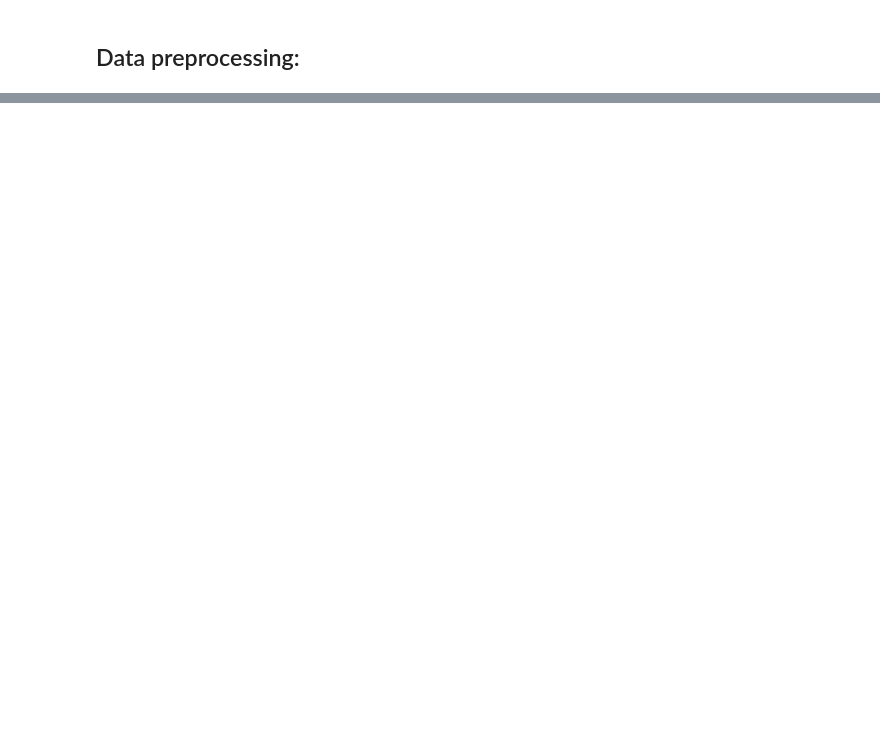
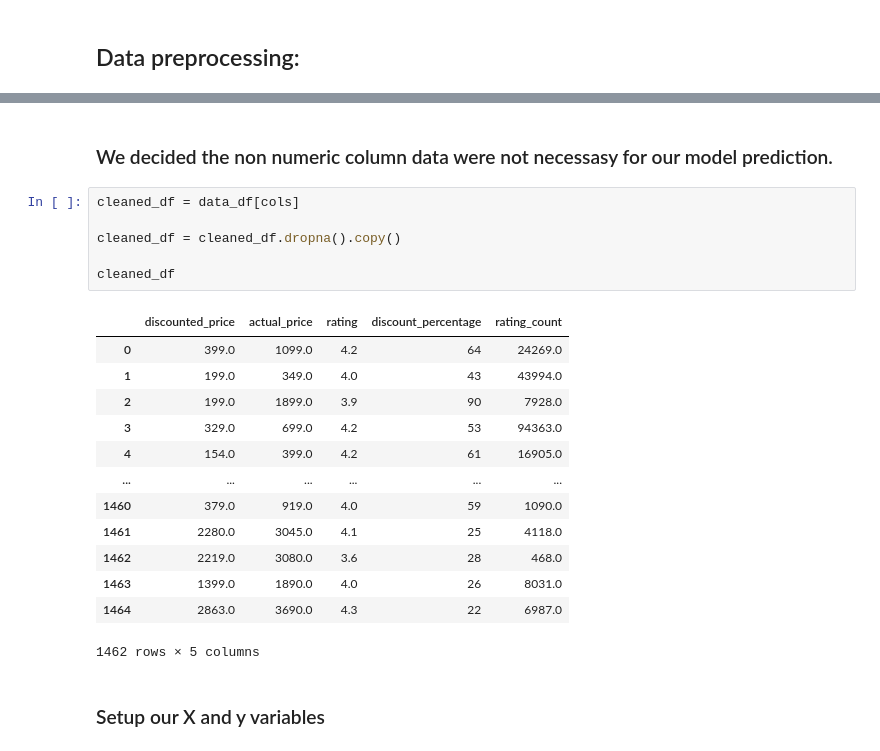
Before and after one commit to godzown82/FBA_product_recomendations, a Jupyter notebook: dataPreprocessing.ipynb, the cells around one changed output, grey strips where cells are left out. Drawn from its saved outputs; the diff is of its cells as text; blank space fills up the shorter version.

```diff
--- a/dataPreprocessing.ipynb
+++ b/dataPreprocessing.ipynb
@@ -40,0 +51,24 @@ data_df
+# %% [markdown]
+### We decided the non numeric column data were not necessasy for our model prediction.
+# %%
+cleaned_df = data_df[cols]
+
+cleaned_df = cleaned_df.dropna().copy()
+
+cleaned_df
+# %% [output]
+|  | discounted_price | actual_price | rating | discount_percentage | rating_count |
+| 0 | 399.0 | 1099.0 | 4.2 | 64 | 24269.0 |
+| 1 | 199.0 | 349.0 | 4.0 | 43 | 43994.0 |
+| 2 | 199.0 | 1899.0 | 3.9 | 90 | 7928.0 |
+| 3 | 329.0 | 699.0 | 4.2 | 53 | 94363.0 |
+| 4 | 154.0 | 399.0 | 4.2 | 61 | 16905.0 |
+| ... | ... | ... | ... | ... | ... |
+| 1460 | 379.0 | 919.0 | 4.0 | 59 | 1090.0 |
+| 1461 | 2280.0 | 3045.0 | 4.1 | 25 | 4118.0 |
+| 1462 | 2219.0 | 3080.0 | 3.6 | 28 | 468.0 |
+| 1463 | 1399.0 | 1890.0 | 4.0 | 26 | 8031.0 |
+| 1464 | 2863.0 | 3690.0 | 4.3 | 22 | 6987.0 |
+1462 rows × 5 columns
+# %% [markdown]
+### Setup our X and y variables
```
Also changed, not shown: parts of 5 cells of this notebook, 2 other files.
